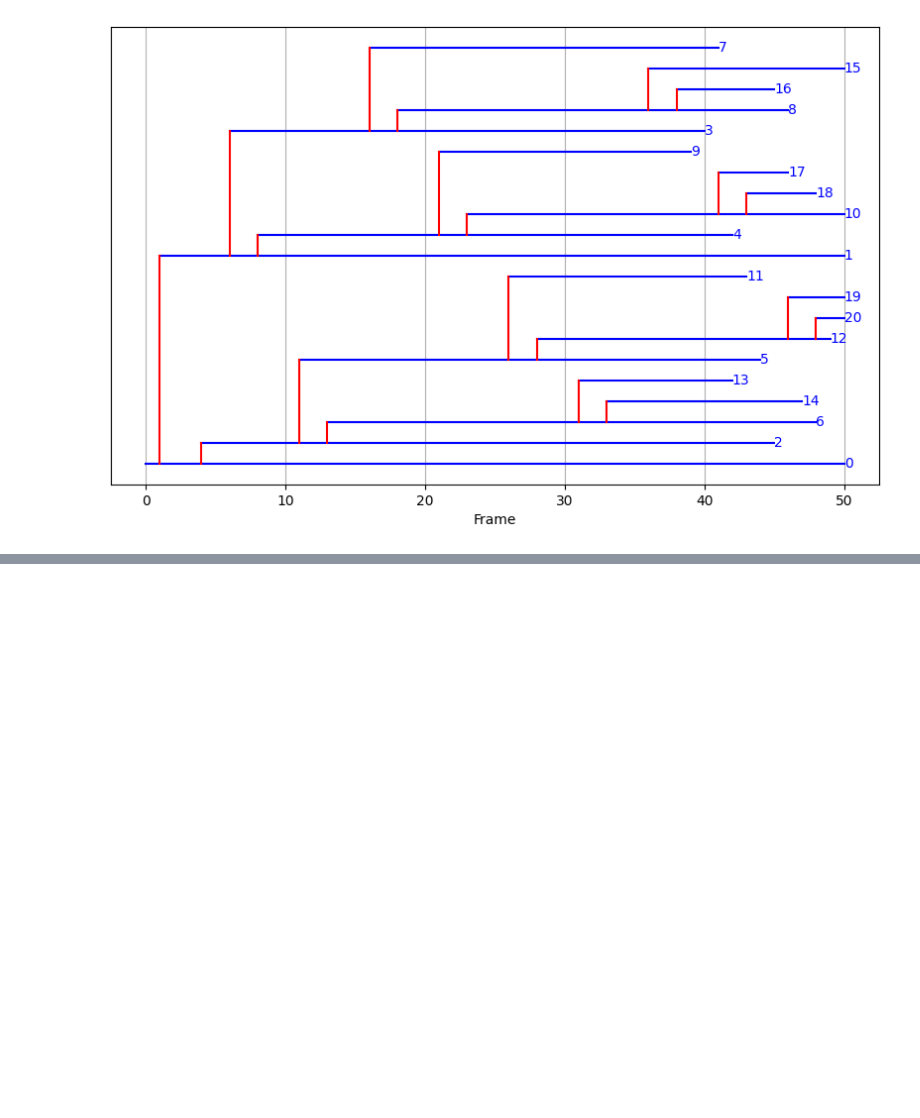
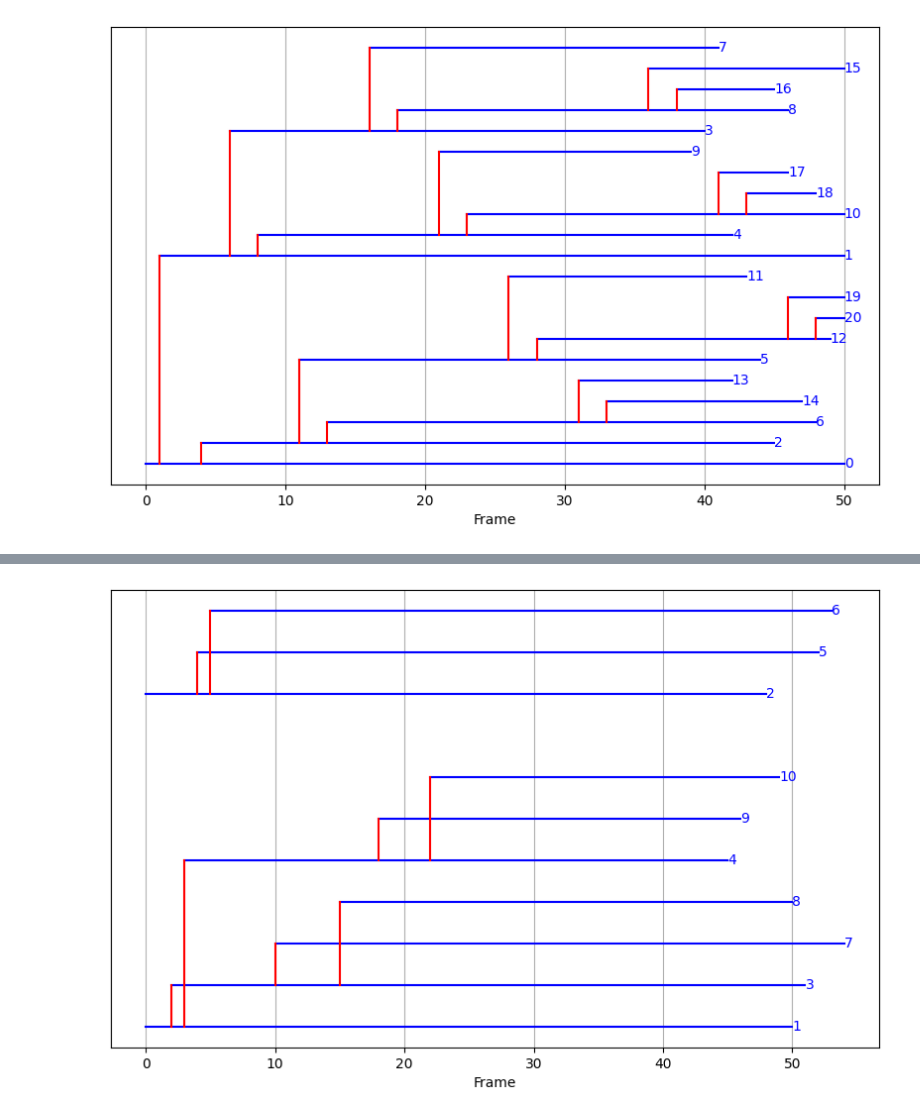
Before and after one commit to berkyalcinkaya/yeastvision, a Jupyter notebook: notebooks/test_tree.ipynb, the cells around one changed output, grey strips where cells are left out. Saved outputs shown, nothing was run; the diff lists cells and outputs as text; code cells hidden in the pictures; blank space fills up the shorter version.

```diff
--- a/notebooks/test_tree.ipynb
+++ b/notebooks/test_tree.ipynb
@@ -615,0 +764,79 @@ plt.show()
+# %%
+import matplotlib.pyplot as plt
+import numpy as np
+
+# Sample lineage data
+matrix = np.array([
+    [1, 0, 50, -1],  # First cell without mother
+    [2, 0, 48, -1],  # Second cell without mother
+    [3, 2, 51, 1],
+    [4, 3, 45, 1],
+    [5, 4, 52, 2],
+    [6, 5, 53, 2],
+    [7, 10, 54, 3],
+    [8, 15, 50, 3],
+    [9, 18, 46, 4],
+    [10, 22, 49, 4]
+])
+
+# Calculate the depth of each lineage (i.e., number of generations)
+def get_depth(cell_index, lineage_matrix):
+    daughters = lineage_matrix[lineage_matrix[:,3] == cell_index]
+    if daughters.size == 0:
+        return 1
+    else:
+        return 1 + max([get_depth(daughter[0], lineage_matrix) for daughter in daughters])
+
+# Plot the lineage starting from a mother cell
+def plot_lineage(mother, start_y, lineage_matrix):
+    daughters = lineage_matrix[lineage_matrix[:,3] == mother]
+    y = start_y
+
+    # Iterate over daughters
+    for daughter in daughters:
+        cell_index, birth_frame, death_frame, _ = daughter
+        ax.plot([birth_frame, death_frame], [y, y], color='blue')
+        ax.text(death_frame, y, str(cell_index), color='blue', verticalalignment='center')
+
+        if mother in y_positions:
+            ax.plot([birth_frame, birth_frame], [y_positions[mother], y], color='red')
+
+        y_positions[cell_index] = y
+        y -= 1
+
+        # Recursive call to plot the lineage of the current daughter
+        y = plot_lineage(cell_index, y, lineage_matrix)
+
+    return y
+
+fig, ax = plt.subplots(figsize=(10, 6))
+
+y_positions = {}
+current_y = 0
+padding = 1  # Adjust this value to bring lineages closer or farther apart
+
+# Find all cells without mothers
+no_mothers = matrix[matrix[:,3] == -1]
+
+# Sort the cells without mothers based on depth
+sorted_no_mothers = sorted(no_mothers, key=lambda x: get_depth(x[0], matrix), reverse=True)
+
+# Plot each lineage individually while respecting the depth
+for row in sorted_no_mothers:
+    cell_index, birth_frame, death_frame, _ = row
+    ax.plot([birth_frame, death_frame], [current_y, current_y], color='blue')
+    ax.text(death_frame, current_y, str(cell_index), color='blue', verticalalignment='center')
+    y_positions[cell_index] = current_y
+
+    # Start plotting from the current cell with a mother
+    depth = get_depth(cell_index, matrix)
+    current_y = plot_lineage(cell_index, current_y - 1, matrix) - padding
+
+# Reversing the y axis to have the first cell at the top
+ax.set_ylim(ax.get_ylim()[::-1])
+ax.set_xlabel('Frame')
+ax.get_yaxis().set_visible(False)  # Hide the y-axis labels
+plt.grid(True)
+plt.show()
+# %% [output]
+[figure, added]
```
Also changed, not shown: parts of 6 cells of this notebook, 10 other files.
